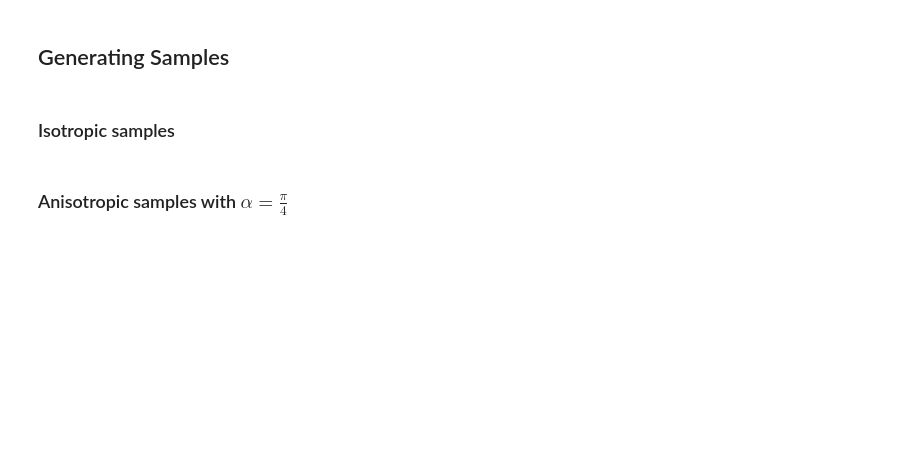
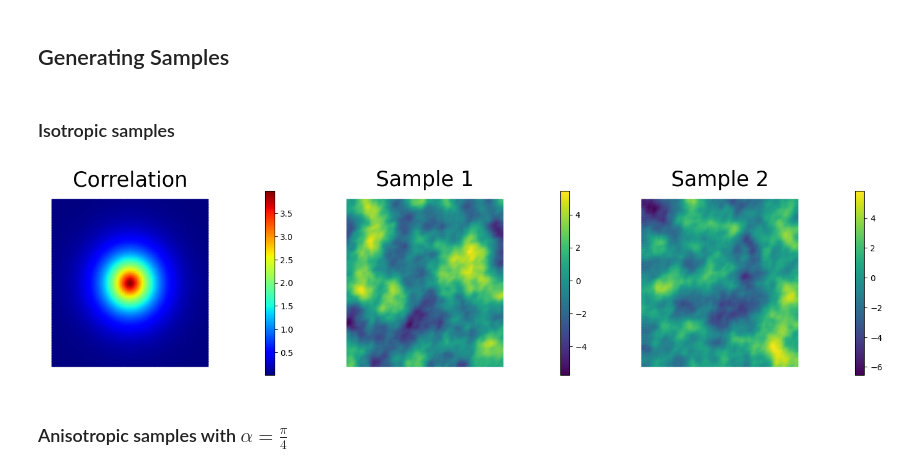
Before and after one commit to hippylib/hippy-colab, a Jupyter notebook: 04_GaussianPriors.ipynb, the cells around one changed output. Cells and saved outputs as stored; diff of their text form; code cells hidden in the pictures; blank space fills up the shorter version.

```diff
--- a/04_GaussianPriors.ipynb
+++ b/04_GaussianPriors.ipynb
@@ -249,8 +256,16 @@ def makeSamplePlots(mesh, sigma2, rho, plot_prefix = '',anisotropic=False,\
 # %%
 mesh = dl.UnitSquareMesh(64,64)
 sigma2 = 4
 rho    = 0.25
-makeSamplePlots(mesh,sigma2,rho,title_size =25)
+coords = (0.5,0.5)
+
+kwargs = {}
+kwargs['cmap'] = ['jet','viridis','viridis']
+kwargs['same_colorbar'] = False
+
+makeSamplePlots(mesh,sigma2,rho,title_size =25, **kwargs, with_correlation = True)
+# %% [output]
+[figure, added]
 # %% [markdown]
 ### Anisotropic samples with $\alpha = \frac{\pi}{4}$
 # %%
```
Also changed, not shown: parts of 9 cells of this notebook.
